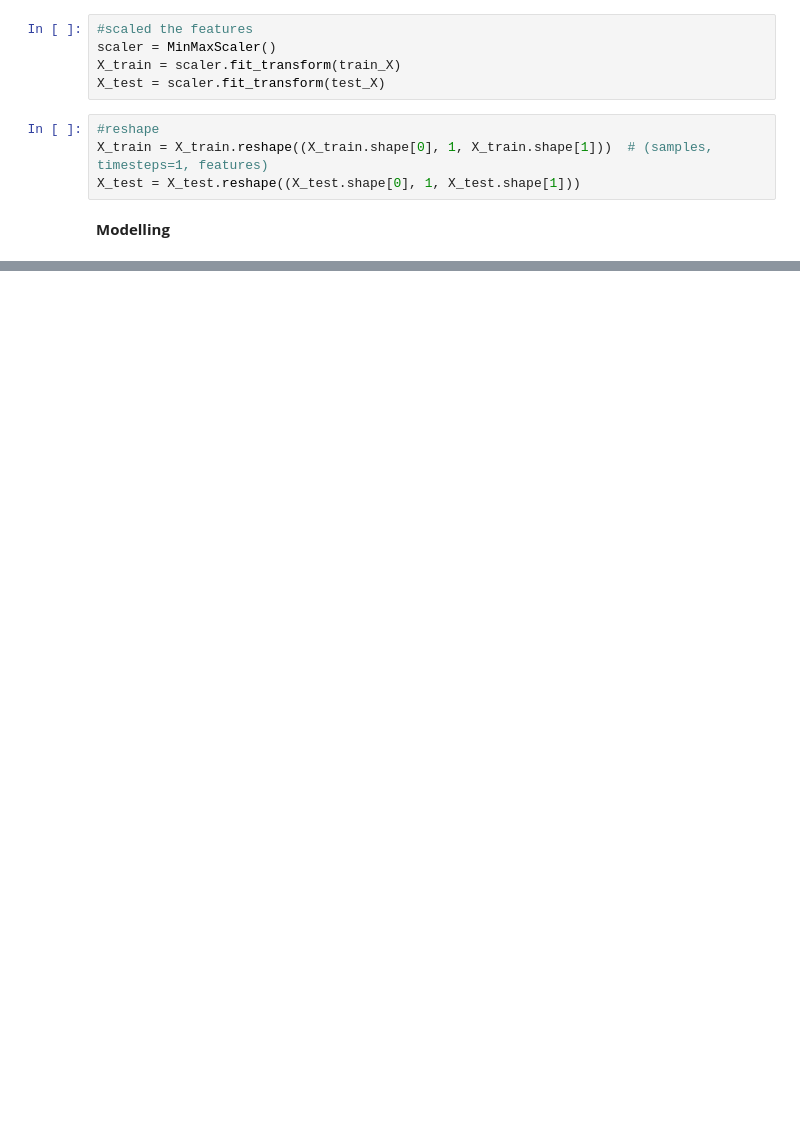
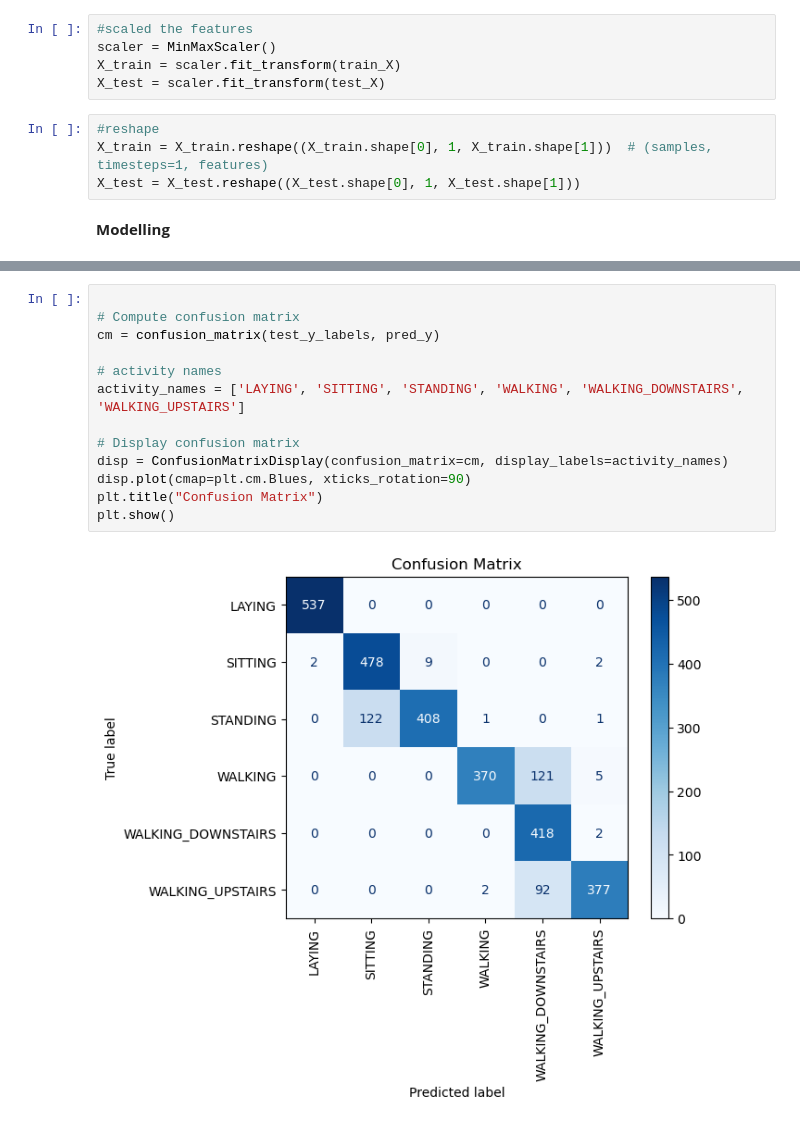
Before and after one commit to ChristabelAtieno/Human-Activity-Recognition-using-LSTM, a Jupyter notebook: Activity_Recognition_RNN_LSTM.ipynb, the cells around one changed output, grey strips where cells are left out. Cells and saved outputs as stored; diff of their text form; blank space fills up the shorter version.

```diff
--- a/Activity_Recognition_RNN_LSTM.ipynb
+++ b/Activity_Recognition_RNN_LSTM.ipynb
@@ -375,0 +404,15 @@ weighted avg       0.89      0.85      0.85      2947
+# %%
+
+# Compute confusion matrix
+cm = confusion_matrix(test_y_labels, pred_y)
+
+# activity names
+activity_names = ['LAYING', 'SITTING', 'STANDING', 'WALKING', 'WALKING_DOWNSTAIRS', 'WALKING_UPSTAIRS']
+
+# Display confusion matrix
+disp = ConfusionMatrixDisplay(confusion_matrix=cm, display_labels=activity_names)
+disp.plot(cmap=plt.cm.Blues, xticks_rotation=90)
+plt.title("Confusion Matrix")
+plt.show()
+# %% [output]
+[figure, added]
```
Also changed, not shown: parts of 12 cells of this notebook, 1 other file.
